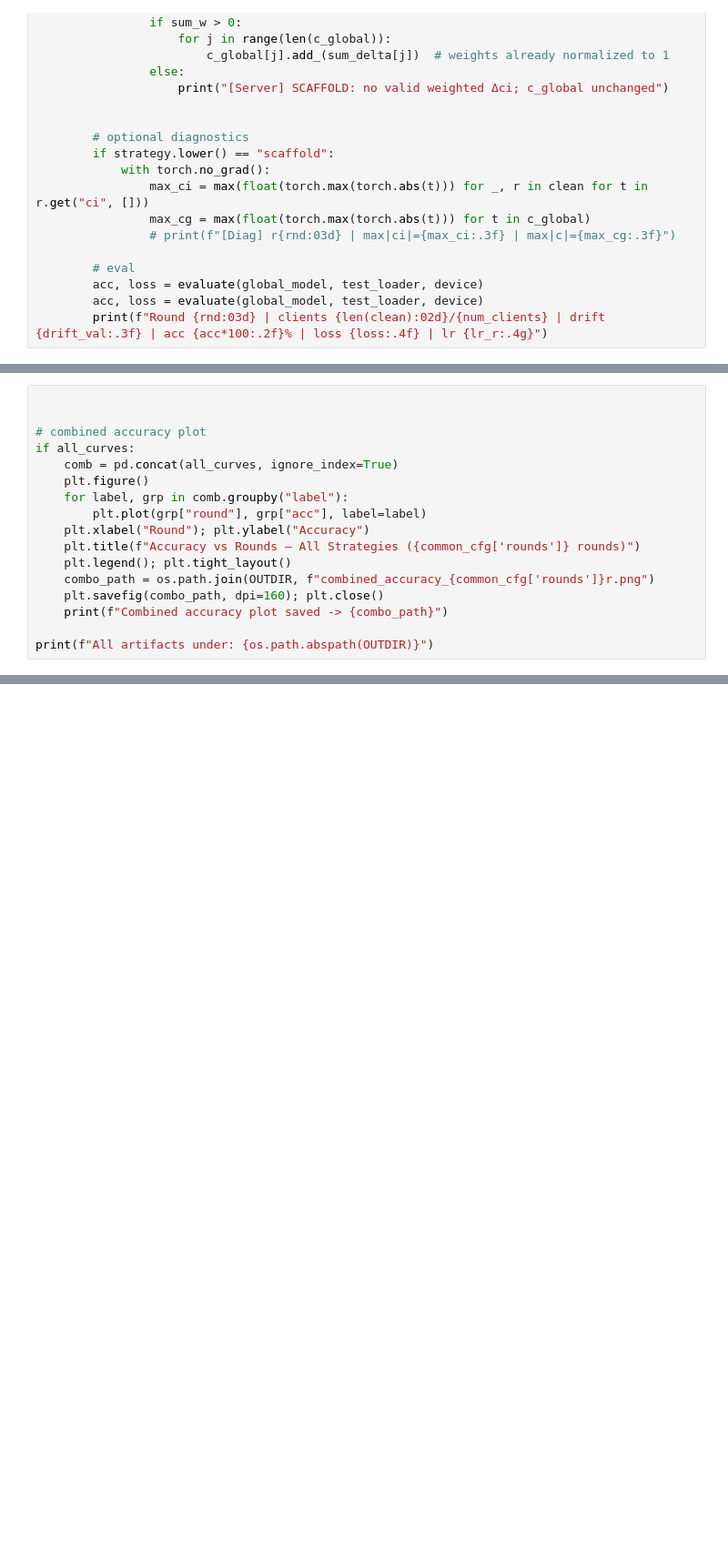
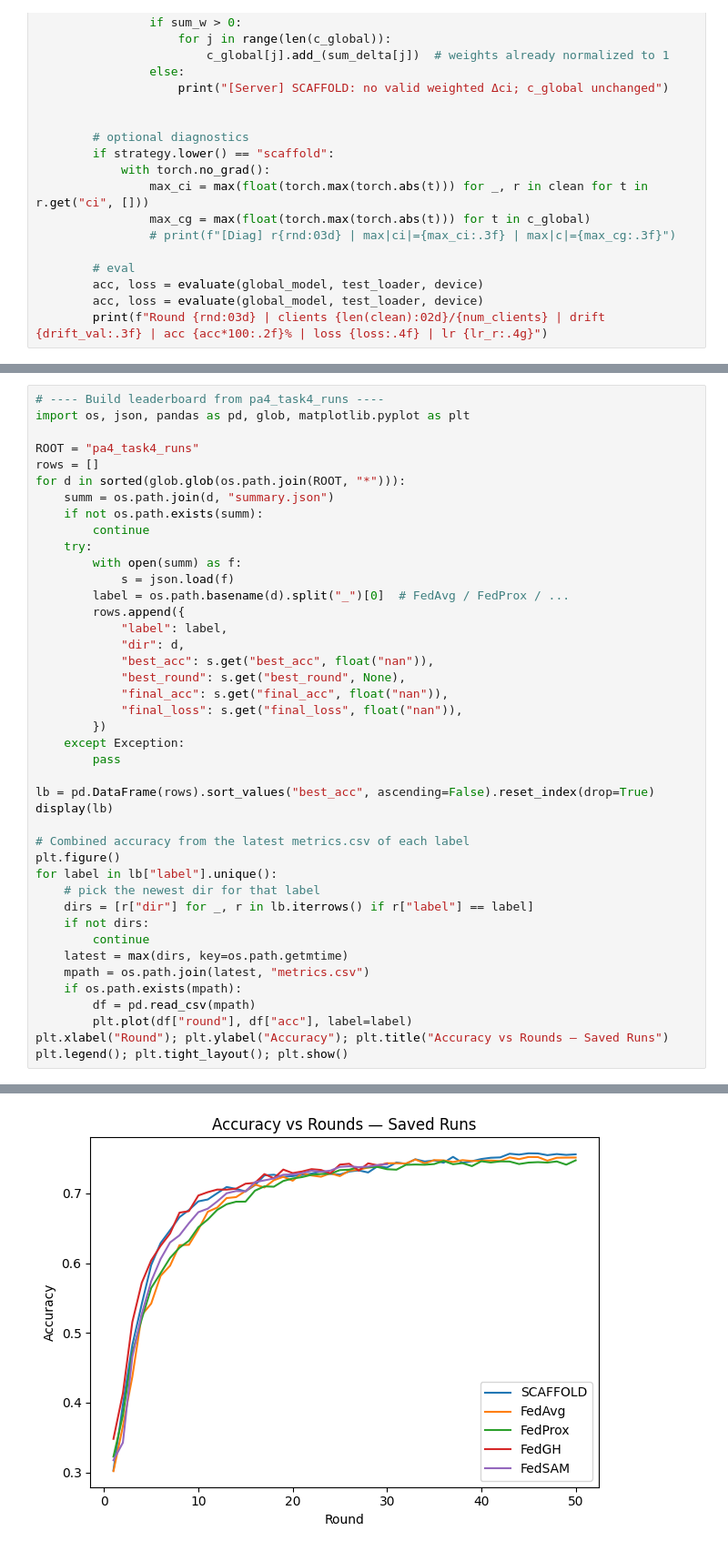
Before and after one commit to tk1475/ATML-PA4, a Jupyter notebook: Task 4/Task4.ipynb, the cells around one changed output, grey strips where cells are left out. Shown: that part at 91% size. Drawn from its saved outputs; the diff is of its cells as text; blank space fills up the shorter version.

```diff
--- a/Task 4/Task4.ipynb
+++ b/Task 4/Task4.ipynb
@@ -867,17 +896,43 @@ Running FedSAM
 # %%
+# ---- Build leaderboard from pa4_task4_runs ----
+import os, json, pandas as pd, glob, matplotlib.pyplot as plt
 
+ROOT = "pa4_task4_runs"
+rows = []
+for d in sorted(glob.glob(os.path.join(ROOT, "*"))):
+    summ = os.path.join(d, "summary.json")
+    if not os.path.exists(summ):
+        continue
+    try:
+        with open(summ) as f:
+            s = json.load(f)
+        label = os.path.basename(d).split("_")[0]  # FedAvg / FedProx / ...
+        rows.append({
+            "label": label,
+            "dir": d,
+            "best_acc": s.get("best_acc", float("nan")),
+            "best_round": s.get("best_round", None),
+            "final_acc": s.get("final_acc", float("nan")),
+            "final_loss": s.get("final_loss", float("nan")),
+        })
+    except Exception:
+        pass
 
-# combined accuracy plot
-if all_curves:
-    comb = pd.concat(all_curves, ignore_index=True)
-    plt.figure()
-    for label, grp in comb.groupby("label"):
-        plt.plot(grp["round"], grp["acc"], label=label)
-    plt.xlabel("Round"); plt.ylabel("Accuracy")
-    plt.title(f"Accuracy vs Rounds — All Strategies ({common_cfg['rounds']} rounds)")
-    plt.legend(); plt.tight_layout()
-    combo_path = os.path.join(OUTDIR, f"combined_accuracy_{common_cfg['rounds']}r.png")
-    plt.savefig(combo_path, dpi=160); plt.close()
-    print(f"Combined accuracy plot saved -> {combo_path}")
+lb = pd.DataFrame(rows).sort_values("best_acc", ascending=False).reset_index(drop=True)
+display(lb)
 
-print(f"All artifacts under: {os.path.abspath(OUTDIR)}")
+# Combined accuracy from the latest metrics.csv of each label
+plt.figure()
+for label in lb["label"].unique():
+    # pick the newest dir for that label
+    dirs = [r["dir"] for _, r in lb.iterrows() if r["label"] == label]
+    if not dirs:
+        continue
+    latest = max(dirs, key=os.path.getmtime)
+    mpath = os.path.join(latest, "metrics.csv")
+    if os.path.exists(mpath):
+        df = pd.read_csv(mpath)
+        plt.plot(df["round"], df["acc"], label=label)
+plt.xlabel("Round"); plt.ylabel("Accuracy"); plt.title("Accuracy vs Rounds — Saved Runs")
+plt.legend(); plt.tight_layout(); plt.show()
+# %% [output]
@@ -883,0 +950 @@ print(f"All artifacts under: {os.path.abspath(OUTDIR)}")
+[figure, added]
```
Also changed, not shown: parts of 7 cells of this notebook.
